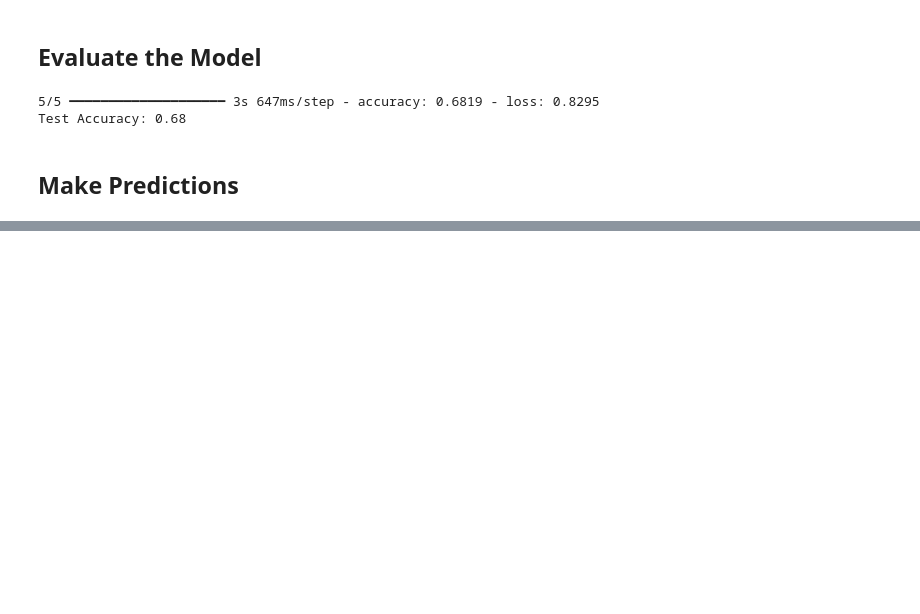
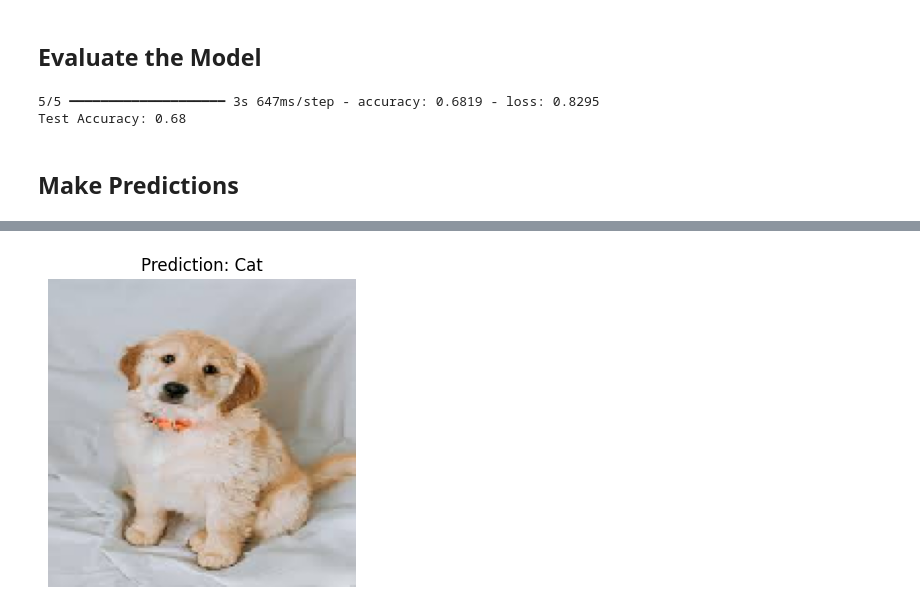
Before and after one commit to bonareri/Machine-Learning, a Jupyter notebook: Cats_Dogs_CNN.ipynb, the cells around one changed output, grey strips where cells are left out. Drawn from its saved outputs; the diff is of its cells as text; code cells hidden in the pictures; blank space fills up the shorter version.

```diff
--- a/Cats_Dogs_CNN.ipynb
+++ b/Cats_Dogs_CNN.ipynb
@@ -222,14 +232,20 @@ Cat
 # %%
-import numpy as np
-from tensorflow.keras.preprocessing import image
-
 # Load a single image for prediction
 img_path = "/content/dog.jpg"
 img = image.load_img(img_path, target_size=(150, 150))
+
+# Preprocess the image
 img_array = image.img_to_array(img) / 255.0
 img_array = np.expand_dims(img_array, axis=0)
 
-# Predict
+# Predict using the model
 prediction = model.predict(img_array)
-print("Dog" if prediction[0][0] > 0.5 else "Cat")
+result = "Dog" if prediction[0][0] > 0.5 else "Cat"
+
+# Display the image with the prediction
+plt.figure(figsize=(4, 4))
+plt.imshow(img)
+plt.title(f"Prediction: {result}")
+plt.axis('off')
+plt.show()
 # %% [output]
@@ -237,0 +253 @@ Cat
+[figure, added]
```
Also changed, not shown: parts of 3 cells of this notebook.
